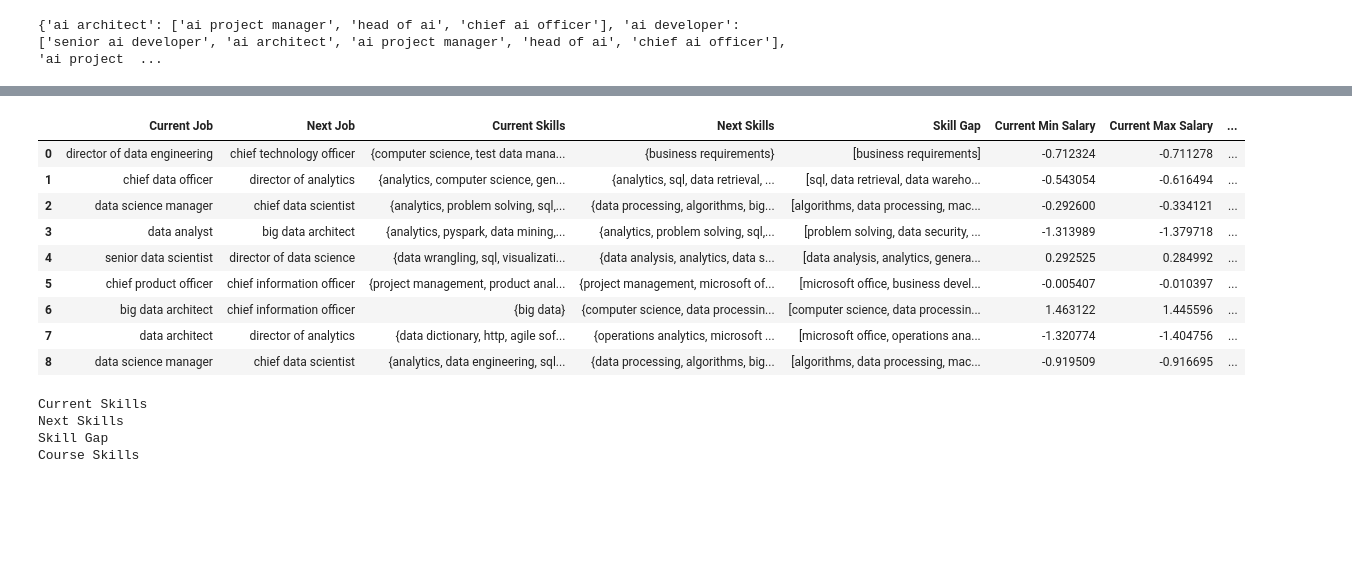
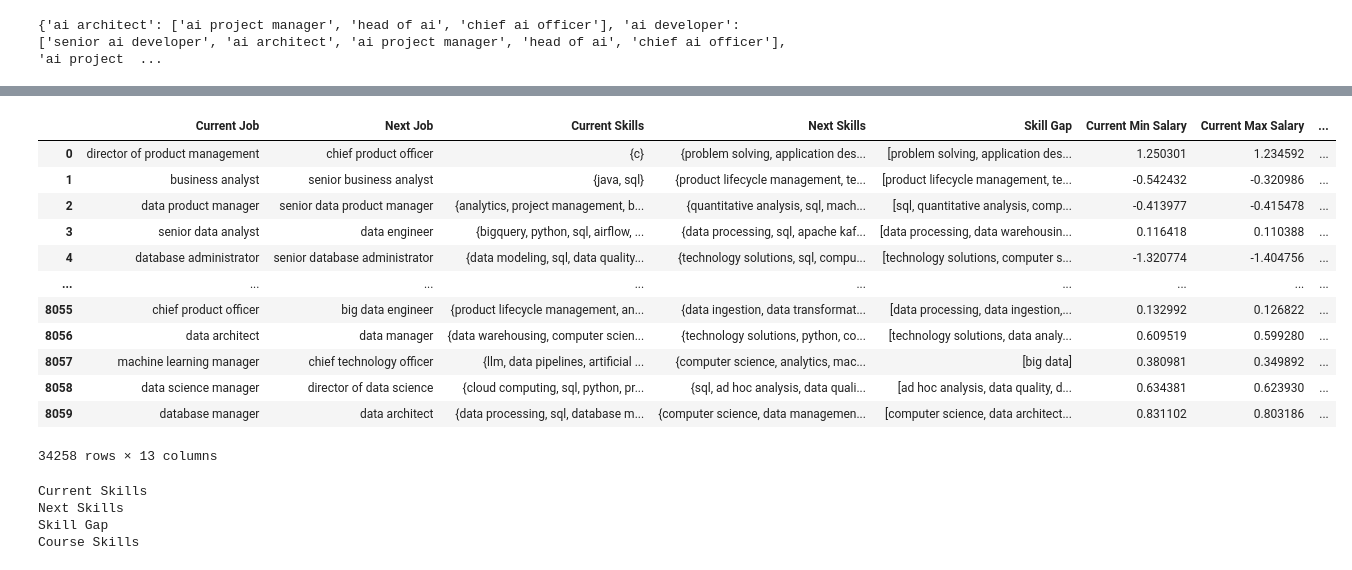
Before and after one commit to nitzmali/job_transition_pathway, a Jupyter notebook: notebooks/jobs_data_generation.ipynb, the cells around one changed output, grey strips where cells are left out. Drawn from its saved outputs; the diff is of its cells as text; code cells hidden in the pictures; blank space fills up the shorter version.

```diff
--- a/notebooks/jobs_data_generation.ipynb
+++ b/notebooks/jobs_data_generation.ipynb
@@ -270,17 +303,22 @@ synthetic_user_data = pd.concat([synthetic_user_data_v1,synthetic_user__next_dat
+# %%
+synthetic_user_data
+# %% [output]
+|  | Current Job | Next Job | Current Skills | Next Skills | Skill Gap | Current Min Salary | Current Max Salary | ... |
+| 0 | director of product management | chief product officer | {c} | {problem solving, application des... | [problem solving, application des... | 1.250301 | 1.234592 | ... |
+| 1 | business analyst | senior business analyst | {java, sql} | {product lifecycle management, te... | [product lifecycle management, te... | -0.542432 | -0.320986 | ... |
+| 2 | data product manager | senior data product manager | {analytics, project management, b... | {quantitative analysis, sql, mach... | [sql, quantitative analysis, comp... | -0.413977 | -0.415478 | ... |
+| 3 | senior data analyst | data engineer | {bigquery, python, sql, airflow, ... | {data processing, sql, apache kaf... | [data processing, data warehousin... | 0.116418 | 0.110388 | ... |
+| 4 | database administrator | senior database administrator | {data modeling, sql, data quality... | {technology solutions, sql, compu... | [technology solutions, computer s... | -1.320774 | -1.404756 | ... |
+| ... | ... | ... | ... | ... | ... | ... | ... | ... |
+| 8055 | chief product officer | big data engineer | {product lifecycle management, an... | {data ingestion, data transformat... | [data processing, data ingestion,... | 0.132992 | 0.126822 | ... |
+| 8056 | data architect | data manager | {data warehousing, computer scien... | {technology solutions, python, co... | [technology solutions, data analy... | 0.609519 | 0.599280 | ... |
+| 8057 | machine learning manager | chief technology officer | {llm, data pipelines, artificial ... | {computer science, analytics, mac... | [big data] | 0.380981 | 0.349892 | ... |
+| 8058 | data science manager | director of data science | {cloud computing, sql, python, pr... | {sql, ad hoc analysis, data quali... | [ad hoc analysis, data quality, d... | 0.634381 | 0.623930 | ... |
+| 8059 | database manager | data architect | {data processing, sql, database m... | {computer science, data managemen... | [computer science, data architect... | 0.831102 | 0.803186 | ... |
+34258 rows × 13 columns
 # %%
 
-synthetic_user_data.to_csv("/Users/nyzy/Library/CloudStorage/GoogleDrive-nitinmali999@gmail.com/.shortcut-targets-by-id/1yEbTjc1DwwTDd2CB86Il6F-3DhFUn8pU/Data Mining/data/processed_datasets/synthetic_data_half_cleaned.csv")
+synthetic_user_data.to_csv("/Users/nyzy/Library/CloudStorage/GoogleDrive-nitinmali999@gmail.com/.shortcut-targets-by-id/1yEbTjc1DwwTDd2CB86Il6F-3DhFUn8pU/Data Mining/data/processed_datasets/synthetic_data_half_cleaned_v3.csv")
-# %% [output]
-|  | Current Job | Next Job | Current Skills | Next Skills | Skill Gap | Current Min Salary | Current Max Salary | ... |
-| 0 | director of data engineering | chief technology officer | {computer science, test data mana... | {business requirements} | [business requirements] | -0.712324 | -0.711278 | ... |
-| 1 | chief data officer | director of analytics | {analytics, computer science, gen... | {analytics, sql, data retrieval, ... | [sql, data retrieval, data wareho... | -0.543054 | -0.616494 | ... |
-| 2 | data science manager | chief data scientist | {analytics, problem solving, sql,... | {data processing, algorithms, big... | [algorithms, data processing, mac... | -0.292600 | -0.334121 | ... |
-| 3 | data analyst | big data architect | {analytics, pyspark, data mining,... | {analytics, problem solving, sql,... | [problem solving, data security, ... | -1.313989 | -1.379718 | ... |
-| 4 | senior data scientist | director of data science | {data wrangling, sql, visualizati... | {data analysis, analytics, data s... | [data analysis, analytics, genera... | 0.292525 | 0.284992 | ... |
-| 5 | chief product officer | chief information officer | {project management, product anal... | {project management, microsoft of... | [microsoft office, business devel... | -0.005407 | -0.010397 | ... |
-| 6 | big data architect | chief information officer | {big data} | {computer science, data processin... | [computer science, data processin... | 1.463122 | 1.445596 | ... |
-| 7 | data architect | director of analytics | {data dictionary, http, agile sof... | {operations analytics, microsoft ... | [microsoft office, operations ana... | -1.320774 | -1.404756 | ... |
-| 8 | data science manager | chief data scientist | {analytics, data engineering, sql... | {data processing, algorithms, big... | [algorithms, data processing, mac... | -0.919509 | -0.916695 | ... |
 # %%
 import ast
 df = synthetic_user_data.copy()
```
Also changed, not shown: parts of 5 cells of this notebook, 11 other files.
